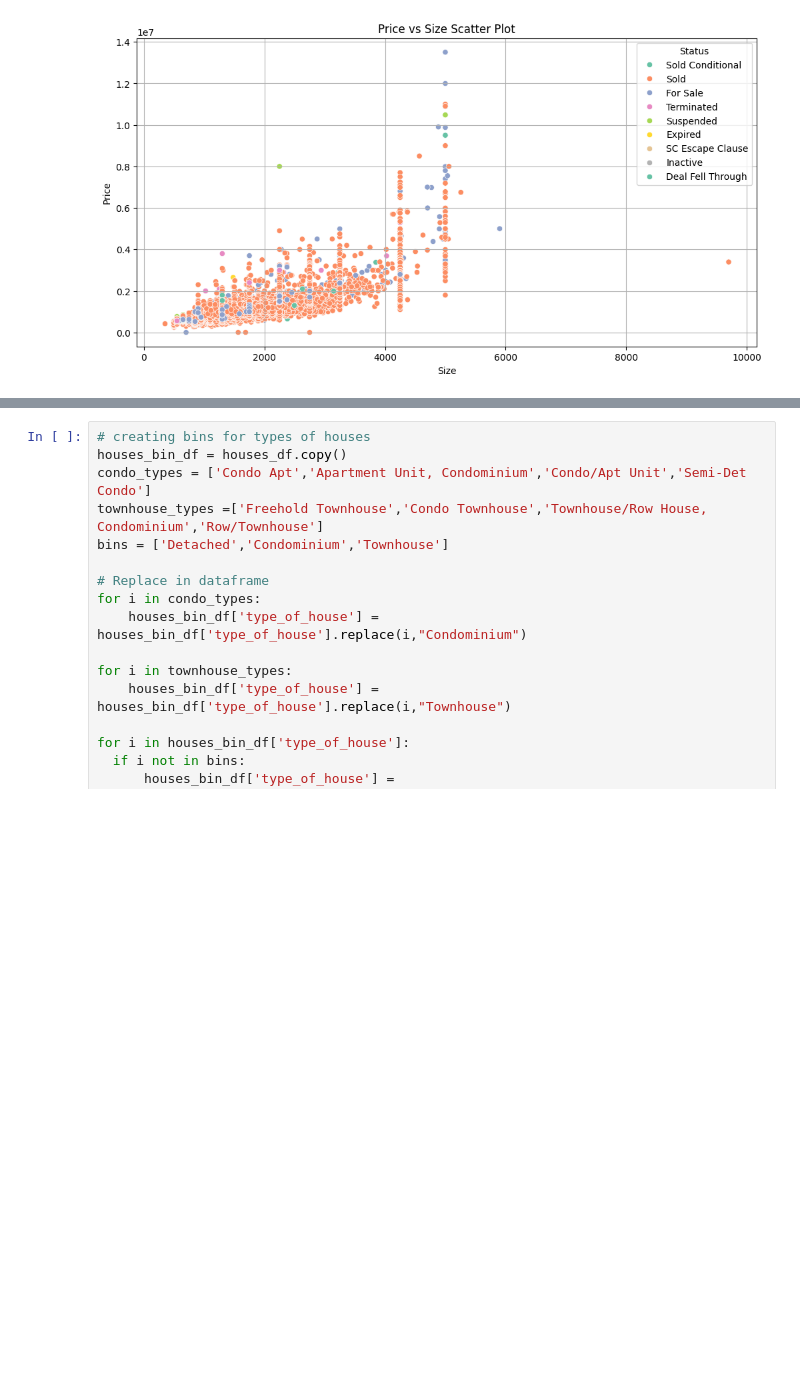
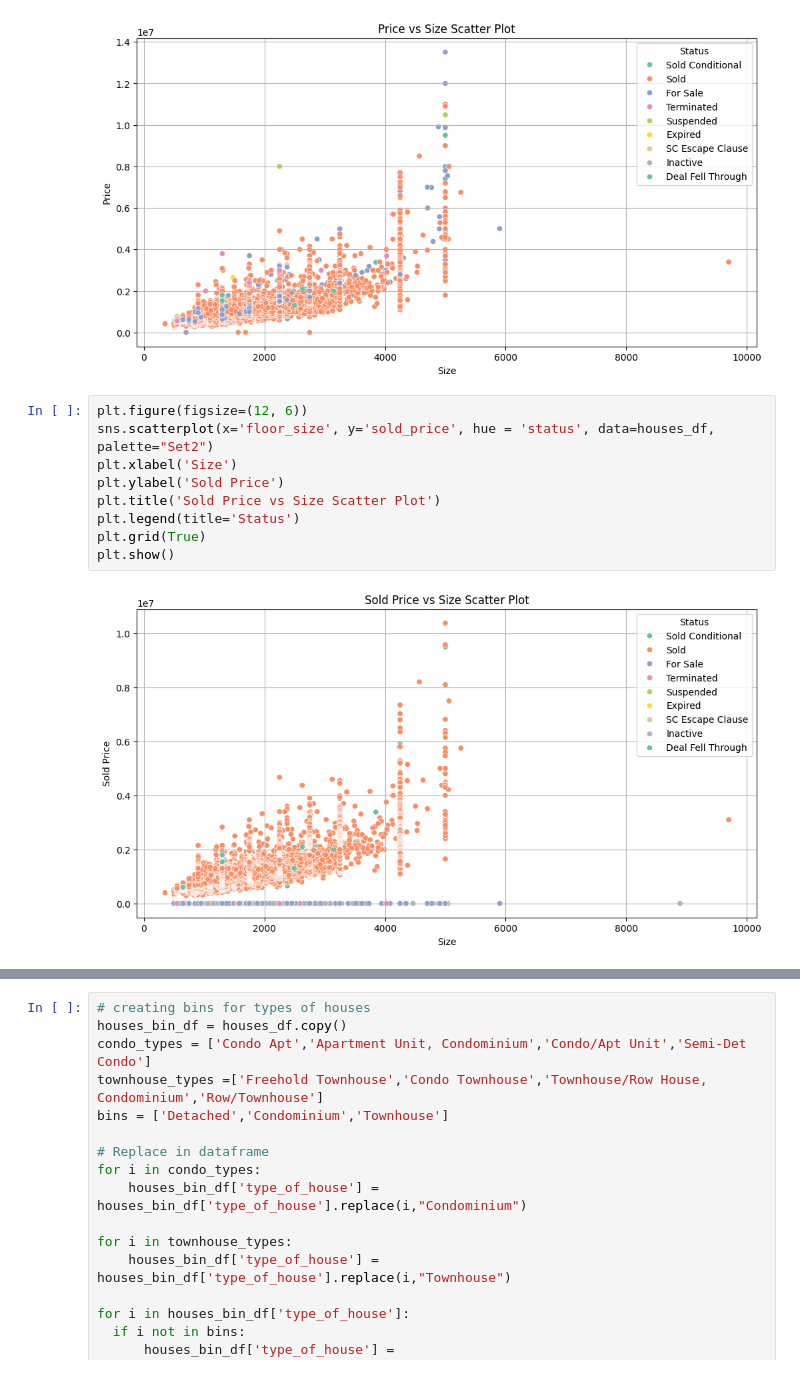
Before and after one commit to MaisieDeGraaf/Housing-Project_Final, a Jupyter notebook: linreg_housing.ipynb, the cells around one changed output, grey strips where cells are left out. Cells and saved outputs as stored; diff of their text form; blank space fills up the shorter version.

```diff
--- a/linreg_housing.ipynb
+++ b/linreg_housing.ipynb
@@ -169,3 +173,14 @@ plt.grid(True)
 plt.show()
 # %% [output]
 [figure]
+# %%
+plt.figure(figsize=(12, 6))
+sns.scatterplot(x='floor_size', y='sold_price', hue = 'status', data=houses_df, palette="Set2")
+plt.xlabel('Size')
+plt.ylabel('Sold Price')
+plt.title('Sold Price vs Size Scatter Plot')
+plt.legend(title='Status')
+plt.grid(True)
+plt.show()
+# %% [output]
+[figure, added]
```
Also changed, not shown: parts of 17 cells of this notebook.
